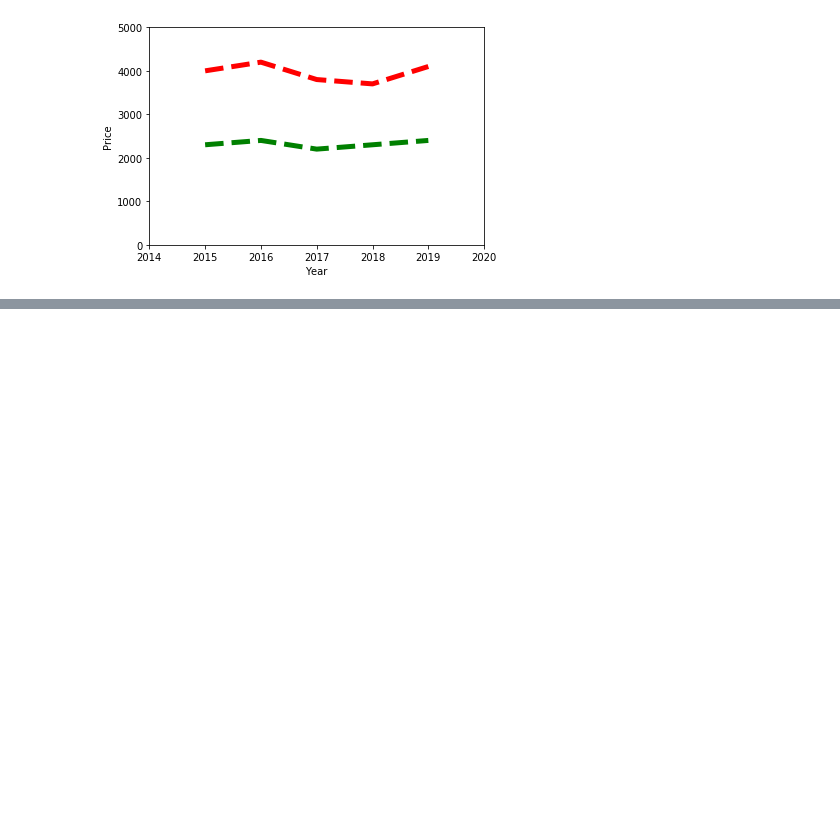
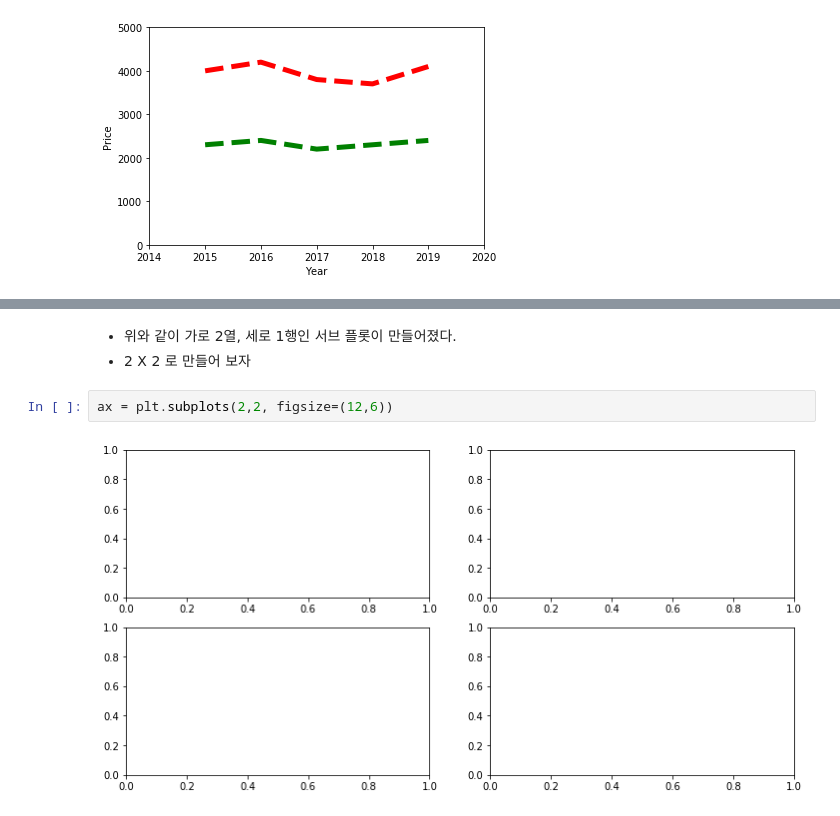
Before and after one commit to joshuajhchoi/ai2learn, a Jupyter notebook: 파이썬_처음하는_분들을_위한_8시간_만에_이해하는_머신_러닝_기초_수업_(4)_Matplotlib_기본_이해.ipynb, the cells around one changed output, grey strips where cells are left out. Saved outputs shown, nothing was run; the diff lists cells and outputs as text; blank space fills up the shorter version.

```diff
--- a/파이썬_처음하는_분들을_위한_8시간_만에_이해하는_머신_러닝_기초_수업_(4)_Matplotlib_기본_이해.ipynb
+++ b/파이썬_처음하는_분들을_위한_8시간_만에_이해하는_머신_러닝_기초_수업_(4)_Matplotlib_기본_이해.ipynb
@@ -238,0 +265,7 @@ plt.show
+# %% [markdown]
+* 위와 같이 가로 2열, 세로 1행인 서브 플롯이 만들어졌다.
+* 2 X 2 로 만들어 보자
+# %%
+ax = plt.subplots(2,2, figsize=(12,6))
+# %% [output]
+[figure, added]
```
Also changed, not shown: parts of 28 cells of this notebook.
